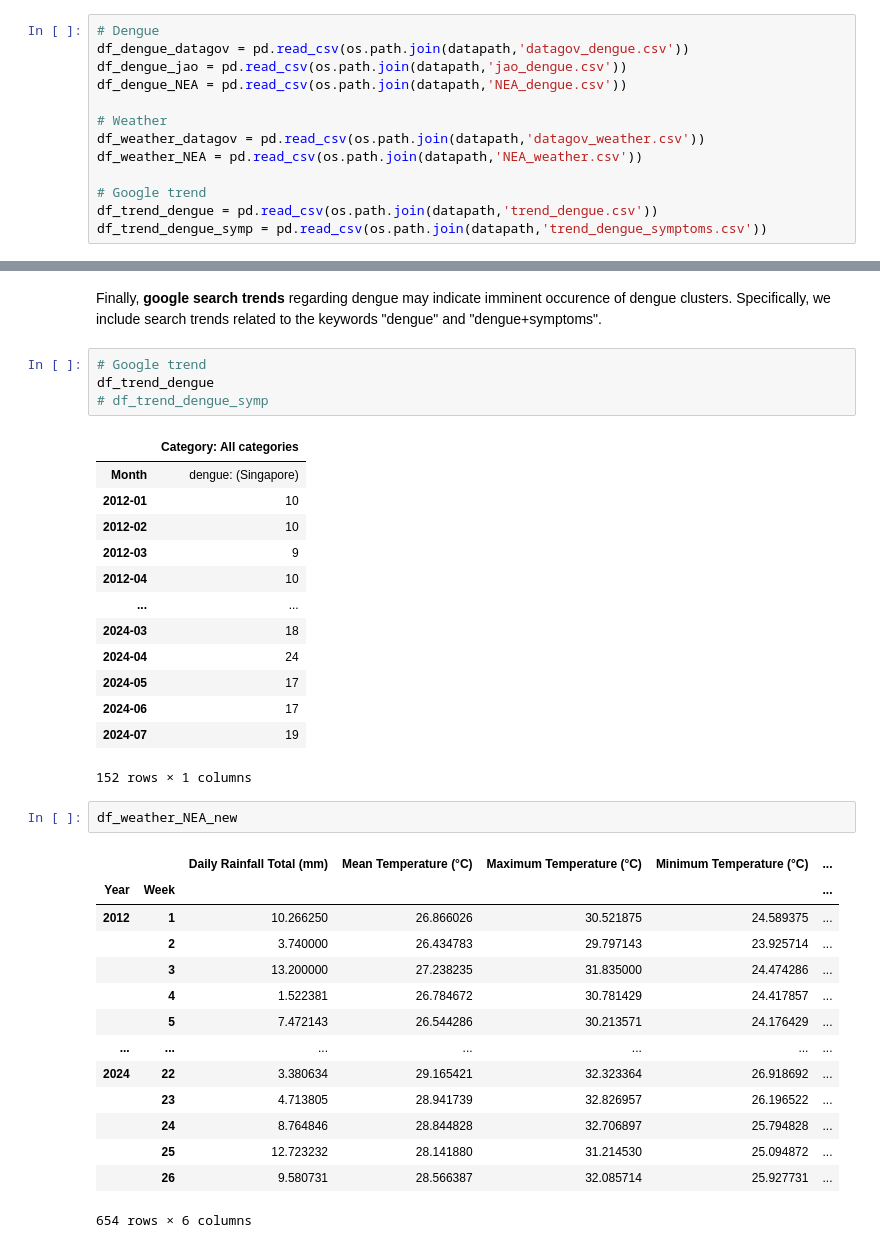
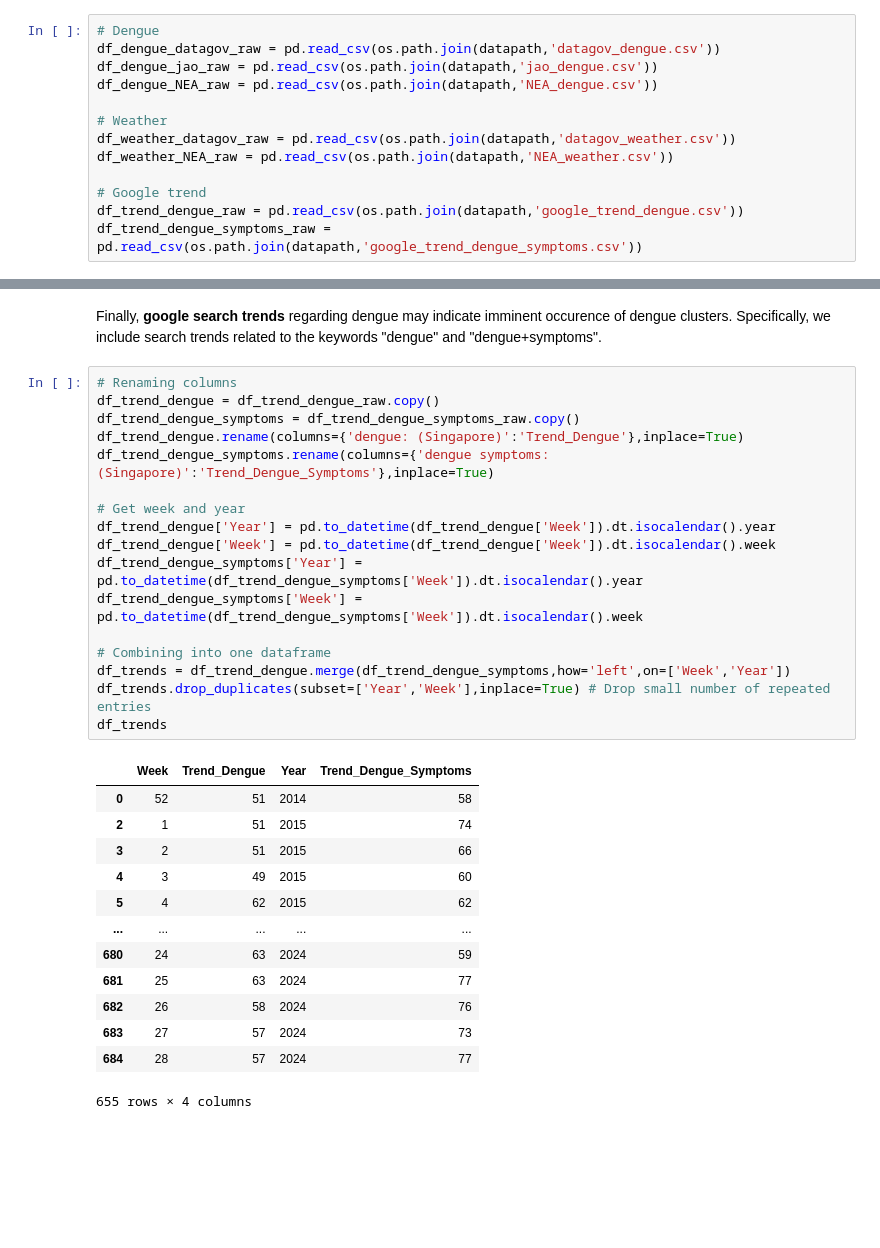
Before and after one commit to kampungkat/dengue-predictor, a Jupyter notebook: TFC_temp/TFC_EDA_model.ipynb, the cells around one changed output, grey strips where cells are left out. Drawn from its saved outputs; the diff is of its cells as text; blank space fills up the shorter version.

```diff
--- a/TFC_temp/TFC_EDA_model.ipynb
+++ b/TFC_temp/TFC_EDA_model.ipynb
@@ -28,17 +34,17 @@ os.listdir(datapath)
 Loading all data for cleaning and compiling
 # %%
 # Dengue
-df_dengue_datagov = pd.read_csv(os.path.join(datapath,'datagov_dengue.csv'))
-df_dengue_jao = pd.read_csv(os.path.join(datapath,'jao_dengue.csv'))
-df_dengue_NEA = pd.read_csv(os.path.join(datapath,'NEA_dengue.csv'))
+df_dengue_datagov_raw = pd.read_csv(os.path.join(datapath,'datagov_dengue.csv'))
+df_dengue_jao_raw = pd.read_csv(os.path.join(datapath,'jao_dengue.csv'))
+df_dengue_NEA_raw = pd.read_csv(os.path.join(datapath,'NEA_dengue.csv'))
 
 # Weather
-df_weather_datagov = pd.read_csv(os.path.join(datapath,'datagov_weather.csv'))
-df_weather_NEA = pd.read_csv(os.path.join(datapath,'NEA_weather.csv'))
+df_weather_datagov_raw = pd.read_csv(os.path.join(datapath,'datagov_weather.csv'))
+df_weather_NEA_raw = pd.read_csv(os.path.join(datapath,'NEA_weather.csv'))
 
 # Google trend
-df_trend_dengue = pd.read_csv(os.path.join(datapath,'trend_dengue.csv'))
-df_trend_dengue_symp = pd.read_csv(os.path.join(datapath,'trend_dengue_symptoms.csv'))
+df_trend_dengue_raw = pd.read_csv(os.path.join(datapath,'google_trend_dengue.csv'))
+df_trend_dengue_symptoms_raw = pd.read_csv(os.path.join(datapath,'google_trend_dengue_symptoms.csv'))
 # %% [markdown]
 We first clean and compile the available __dengue__ data. Most years have 52 or 53 weeks, while 2024 only has 27 weeks so far. 2019 has some missing entries which will require some imputation later.
 # %%
@@ -156,37 +188,33 @@ df_weather_NEA_new.sample(5)
 # %% [markdown]
 Finally, __google search trends__ regarding dengue may indicate imminent occurence of dengue clusters. Specifically, we include search trends related to the keywords "dengue" and "dengue+symptoms".
 # %%
-# Google trend
-df_trend_dengue
-# df_trend_dengue_symp
+# Renaming columns
+df_trend_dengue = df_trend_dengue_raw.copy()
+df_trend_dengue_symptoms = df_trend_dengue_symptoms_raw.copy()
+df_trend_dengue.rename(columns={'dengue: (Singapore)':'Trend_Dengue'},inplace=True)
+df_trend_dengue_symptoms.rename(columns={'dengue symptoms: (Singapore)':'Trend_Dengue_Symptoms'},inplace=True)
+
+# Get week and year
+df_trend_dengue['Year'] = pd.to_datetime(df_trend_dengue['Week']).dt.isocalendar().year
+df_trend_dengue['Week'] = pd.to_datetime(df_trend_dengue['Week']).dt.isocalendar().week
+df_trend_dengue_symptoms['Year'] = pd.to_datetime(df_trend_dengue_symptoms['Week']).dt.isocalendar().year
+df_trend_dengue_symptoms['Week'] = pd.to_datetime(df_trend_dengue_symptoms['Week']).dt.isocalendar().week
+
+# Combining into one dataframe
+df_trends = df_trend_dengue.merge(df_trend_dengue_symptoms,how='left',on=['Week','Year'])
+df_trends.drop_duplicates(subset=['Year','Week'],inplace=True) # Drop small number of repeated entries
+df_trends
 # %% [output]
-|  | Category: All categories |
-| Month | dengue: (Singapore) |
-| 2012-01 | 10 |
-| 2012-02 | 10 |
-| 2012-03 | 9 |
-| 2012-04 | 10 |
-| ... | ... |
-| 2024-03 | 18 |
-| 2024-04 | 24 |
-| 2024-05 | 17 |
-| 2024-06 | 17 |
-| 2024-07 | 19 |
+|  | Week | Trend_Dengue | Year | Trend_Dengue_Symptoms |
+| 0 | 52 | 51 | 2014 | 58 |
+| 2 | 1 | 51 | 2015 | 74 |
+| 3 | 2 | 51 | 2015 | 66 |
+| 4 | 3 | 49 | 2015 | 60 |
+| 5 | 4 | 62 | 2015 | 62 |
+| ... | ... | ... | ... | ... |
+| 680 | 24 | 63 | 2024 | 59 |
+| 681 | 25 | 63 | 2024 | 77 |
+| 682 | 26 | 58 | 2024 | 76 |
+| 683 | 27 | 57 | 2024 | 73 |
+| 684 | 28 | 57 | 2024 | 77 |
-152 rows × 1 columns
+655 rows × 4 columns
-# %%
-df_weather_NEA_new
-# %% [output]
-|  |  | Daily Rainfall Total (mm) | Mean Temperature (°C) | Maximum Temperature (°C) | Minimum Temperature (°C) | ... |
-| Year | Week |  |  |  |  | ... |
-| 2012 | 1 | 10.266250 | 26.866026 | 30.521875 | 24.589375 | ... |
-|  | 2 | 3.740000 | 26.434783 | 29.797143 | 23.925714 | ... |
-|  | 3 | 13.200000 | 27.238235 | 31.835000 | 24.474286 | ... |
-|  | 4 | 1.522381 | 26.784672 | 30.781429 | 24.417857 | ... |
-|  | 5 | 7.472143 | 26.544286 | 30.213571 | 24.176429 | ... |
-| ... | ... | ... | ... | ... | ... | ... |
-| 2024 | 22 | 3.380634 | 29.165421 | 32.323364 | 26.918692 | ... |
-|  | 23 | 4.713805 | 28.941739 | 32.826957 | 26.196522 | ... |
-|  | 24 | 8.764846 | 28.844828 | 32.706897 | 25.794828 | ... |
-|  | 25 | 12.723232 | 28.141880 | 31.214530 | 25.094872 | ... |
-|  | 26 | 9.580731 | 28.566387 | 32.085714 | 25.927731 | ... |
-654 rows × 6 columns
```
Also changed, not shown: parts of 30 cells of this notebook, 4 other files.
